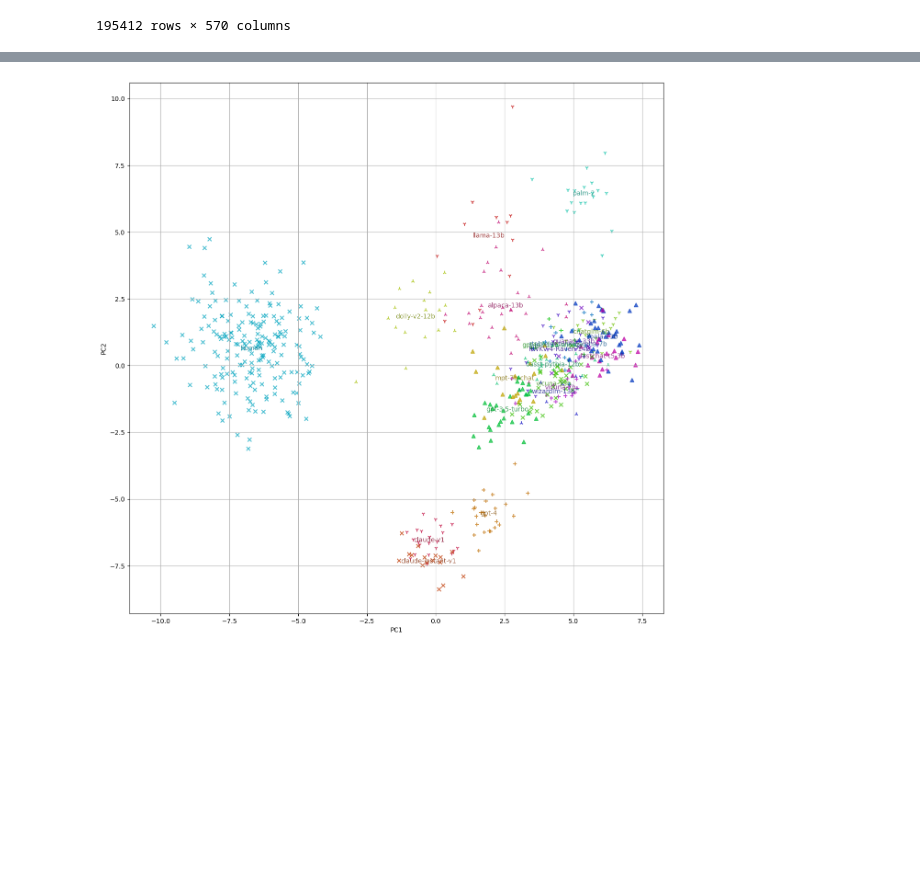
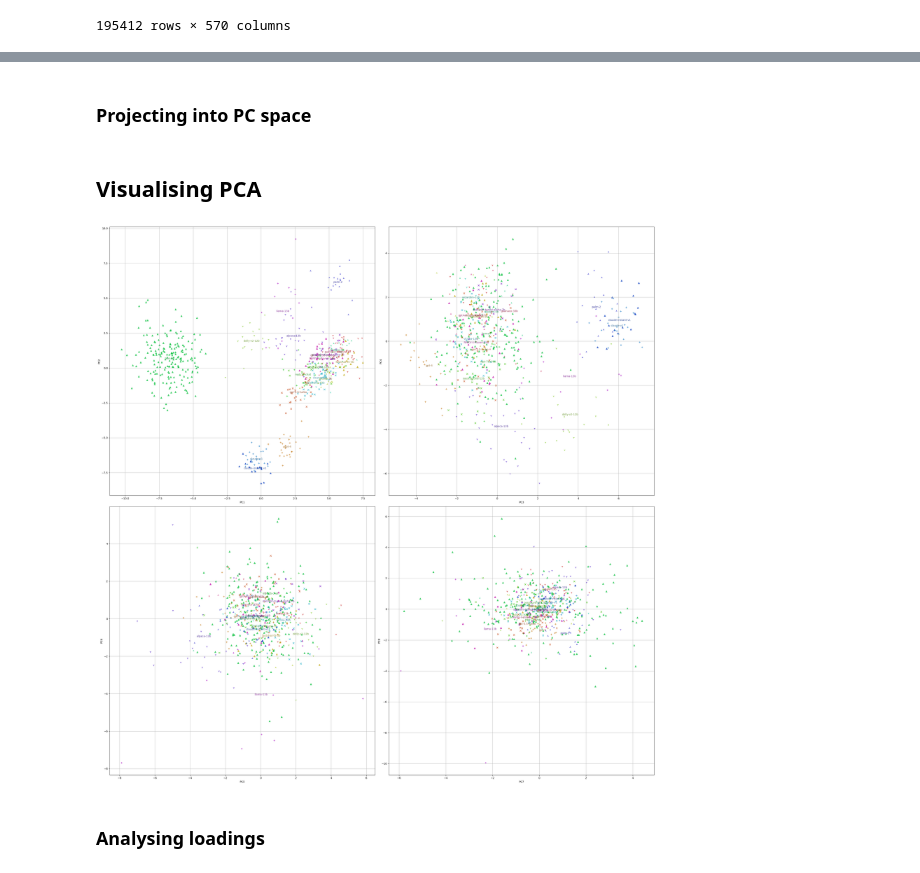
Before and after one commit to homeworkace/slop-radar, a Jupyter notebook: MLNN.ipynb, the cells around one changed output, grey strips where cells are left out. Saved outputs shown, nothing was run; the diff lists cells and outputs as text; code cells hidden in the pictures; blank space fills up the shorter version.

```diff
--- a/MLNN.ipynb
+++ b/MLNN.ipynb
@@ -442,26 +516,30 @@ feature_graph_figure.show()
 # %%
 def power_iteration(A, num_iter, tol, single_run_diagnostics = False):
     """
-    Power Iteration to compute the largest eigenvector of matrix A.
+    Computes the dominant eigenvalue and corresponding eigenvector of matrix A.
     Args:
         A (np.ndarray): Input symmetric matrix.
         num_iter (int): Number of iterations.
         tol (float): Tolerance for convergence.
+        single_run_diagnostics (bool): If True, shows a progress bar to convergence.
 
     Returns:
-        eigenvector (np.ndarray): Approximation of the largest eigenvector.
-        eigenvalue (float): Corresponding eigenvalue.
+        (np.ndarray): Approximation of the largest eigenvector.
+        (float): Corresponding eigenvalue.
     """
-    b = np.random.rand(A.shape[1])  # Random initial vector
+    # Start with a random unit vector.
+    b = np.random.rand(A.shape[1])
     b = b / np.linalg.norm(b)
 
+    # Start a progress bar.
     if single_run_diagnostics :
-        error_meter = tqdm(position = 0, total=7, bar_format='{bar} | {postfix}')
+        error_meter = tqdm(position = 0, total = 7, bar_format='{bar} | {postfix}')
+
     for i in range(num_iter):
-        b_next = A @ b  # Matrix-vector multiplication
-        b_next = b_next / np.linalg.norm(b_next)  # Normalize
+        b_next = A @ b # Multiply, and...
+        b_next = b_next / np.linalg.norm(b_next) # ... normalise!
 
-        # Check for convergence
+        # Convergence is when the candidate vector moves too little.
         error = np.linalg.norm(b_next - b)
         b = b_next
         if single_run_diagnostics :
@@ -472,5 +550,5 @@ def power_iteration(A, num_iter, tol, single_run_diagnostics = False):
                 error_meter.close()
             break
 
-    eigenvalue = b.T @ A @ b  # Rayleigh quotient for eigenvalue
+    eigenvalue = b.T @ A @ b  # Rayleigh quotient.
     return b, eigenvalue
@@ -560,3 +647,5 @@ plt.show()
+# %% [markdown]
+### Projecting into PC space
 # %%
 def transform_to_pc(batch, components) :
     pc_space_batch = []
@@ -564,28 +653,35 @@ def transform_to_pc(batch, components) :
         pc_space_batch.append(np.dot(batch, component))
 
     return pc_space_batch
+# %% [markdown]
+## Visualising PCA
 # %%
 # Define a colour and marker shape for each author using a non-integer index; the integer part determines the shape and the decimal part the colour.
 marker_list = {author: i * 5 / len(set(authors)) for i, author in enumerate(list(set(authors)))}
 
 # Plot all training and holdout batches, but in five groups, with a shape for each.
 labels = [batch.split('_')[1] for batch in training_dataset] + [batch.split('_')[1] for batch in holdout_dataset]
 coords = [transform_to_pc(training_dataset[batch], components) for batch in training_dataset] + [transform_to_pc(holdout_dataset[batch], components) for batch in holdout_dataset]
 coord_groups = [[] for i in range(5)]
 for i in range(len(labels)) :
     coord_groups[int(marker_list[labels[i]])].append(i)
 
-# Creating the scatter plot
-feature_graph_figure = plt.figure(figsize=(15, 15))
-feature_graph = feature_graph_figure.subplots()
-for group, marker in enumerate(['1', '2', '^', '+', 'x']) :
-    feature_graph.scatter([coords[i][0] for i in coord_groups[group]], [coords[i][1] for i in coord_groups[group]], color=[colors.hsv_to_rgb((marker_list[labels[i]] % 1, 1, 0.75)) for i in coord_groups[group]], alpha=0.7, marker = marker)
-for author in list(set(authors)):
-    feature_graph.annotate(author, np.mean([coords[i][:2] for i, name in enumerate(training_dataset.columns) if author in name], axis = 0), color = colors.hsv_to_rgb((marker_list[author] % 1, 1, 0.5)), ha = 'center', va = 'center', alpha = 0.75)
-feature_graph.set_xlabel("PC1")
-feature_graph.set_ylabel("PC2")
-feature_graph.grid(True)
+# Create the scatter plots.
+feature_graph_figure = plt.figure(figsize = (30, 30))
+feature_graph = feature_graph_figure.subplots(2, 2)
+for i in range(4) :
+    for group, marker in enumerate(['1', '2', '^', '+', 'x']) :
+        feature_graph[int(i / 2)][i % 2].scatter([coords[j][i * 2] for j in coord_groups[group]], [coords[j][i * 2 + 1] for j in coord_groups[group]], color=[colors.hsv_to_rgb((marker_list[labels[j]] % 1, 1, 0.75)) for j in coord_groups[group]], alpha = 0.7, marker = marker)
+    for author in list(set(authors)):
+        feature_graph[int(i / 2)][i % 2].annotate(author, np.mean([coords[j][i * 2:i * 2 + 2] for j, name in enumerate(training_dataset.columns) if author in name], axis = 0), color = colors.hsv_to_rgb((marker_list[author] % 1, 1, 0.5)), ha = 'center', va = 'center', alpha = 0.75)
+    feature_graph[int(i / 2)][i % 2].set_xlabel('PC' + str(i * 2 + 1))
+    feature_graph[int(i / 2)][i % 2].set_ylabel('PC' + str(i * 2 + 2))
+    feature_graph[int(i / 2)][i % 2].grid(True)
+feature_graph_figure.tight_layout()
 feature_graph_figure.show()
+feature_graph_figure.savefig('images/PCA.png')
 # %% [output]
-[figure, old version]
+[figure, new version]
+# %% [markdown]
+### Analysing loadings
 # %%
```
Also changed, not shown: parts of 48 cells of this notebook, 6 other files.
